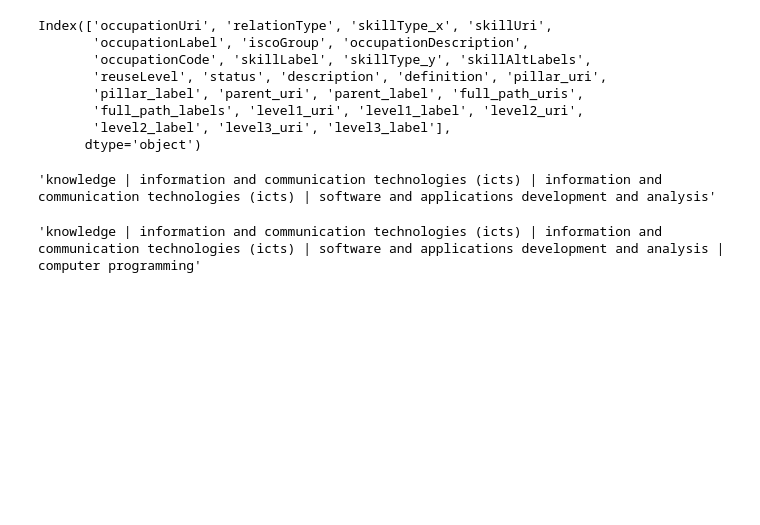
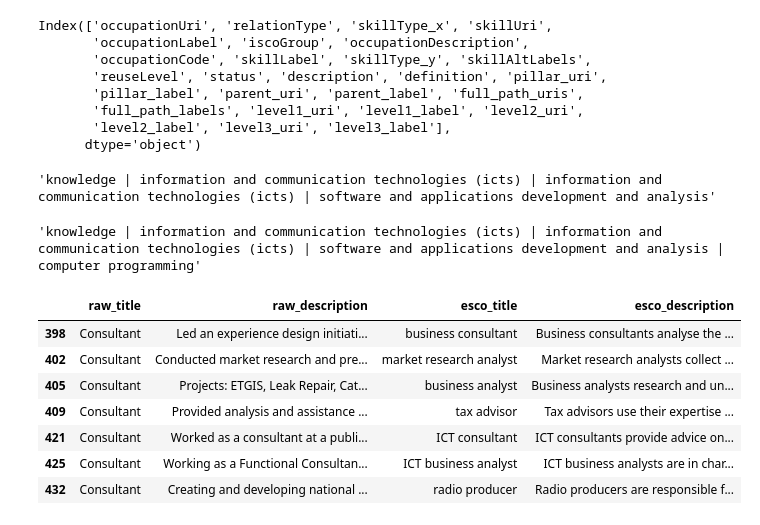
Before and after one commit to egesualp/skills4cpp, a Jupyter notebook: notebooks/5_esco_skill_new_tree.ipynb, the cells around one changed output. Saved outputs shown, nothing was run; the diff lists cells and outputs as text; code cells hidden in the pictures; blank space fills up the shorter version.

```diff
--- a/notebooks/5_esco_skill_new_tree.ipynb
+++ b/notebooks/5_esco_skill_new_tree.ipynb
@@ -98,3 +100,18 @@ df_new[['skillLabel', 'pillar_uri',
        ).iloc[1,6]
 # %% [output]
 'knowledge | information and communication technologies (icts) | information and communication technologies (icts) | software and applications development and analysis | computer programming'
+# %%
+# decorte in different format
+import pandas as pd
+df = pd.read_csv("/dss/dsshome1/02/ra95kix2/thesis/skills4cpp/data/title_pairs_desc/decorte_test_pairs.csv")
+# %%
+df.query('raw_title == "Consultant"').iloc[:,:4]
+# %% [output]
+|  | raw_title | raw_description | esco_title | esco_description |
+| 398 | Consultant | Led an experience design initiati... | business consultant | Business consultants analyse the ... |
+| 402 | Consultant | Conducted market research and pre... | market research analyst | Market research analysts collect ... |
+| 405 | Consultant | Projects: ETGIS, Leak Repair, Cat... | business analyst | Business analysts research and un... |
+| 409 | Consultant | Provided analysis and assistance ... | tax advisor | Tax advisors use their expertise ... |
+| 421 | Consultant | Worked as a consultant at a publi... | ICT consultant | ICT consultants provide advice on... |
+| 425 | Consultant | Working as a Functional Consultan... | ICT business analyst | ICT business analysts are in char... |
+| 432 | Consultant | Creating and developing national ... | radio producer | Radio producers are responsible f... |
```
Also changed, not shown: parts of 15 cells of this notebook, 6 other files.
